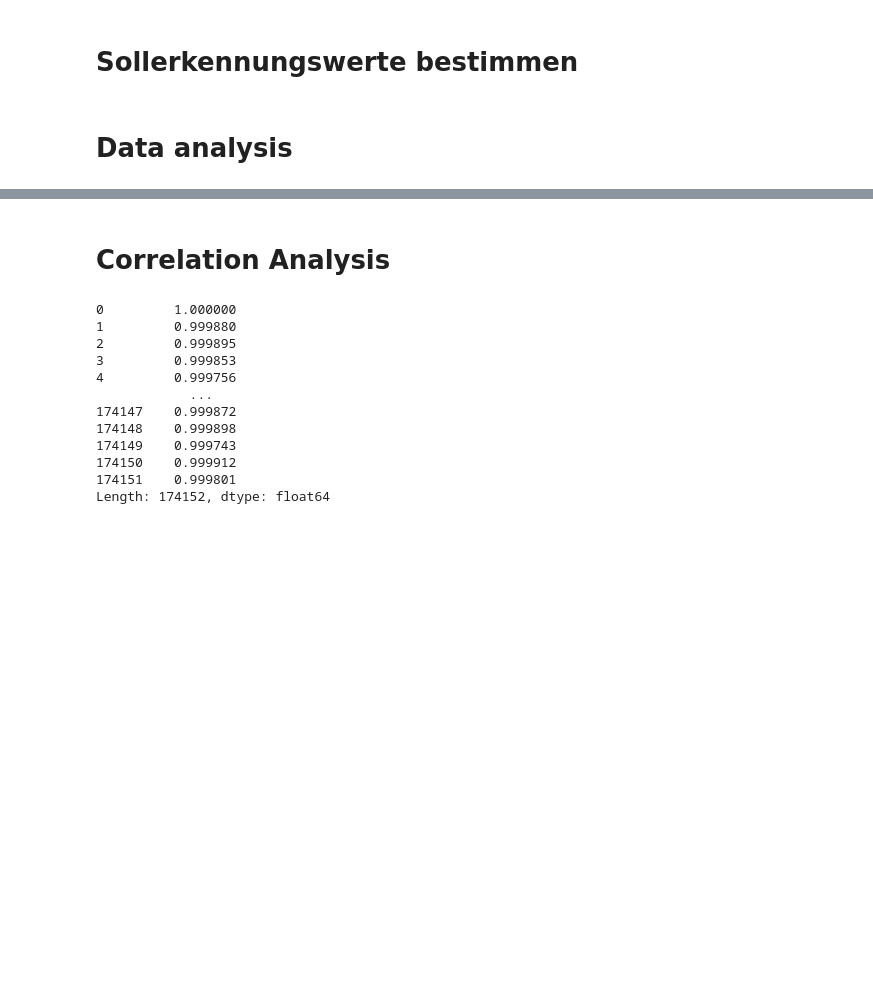
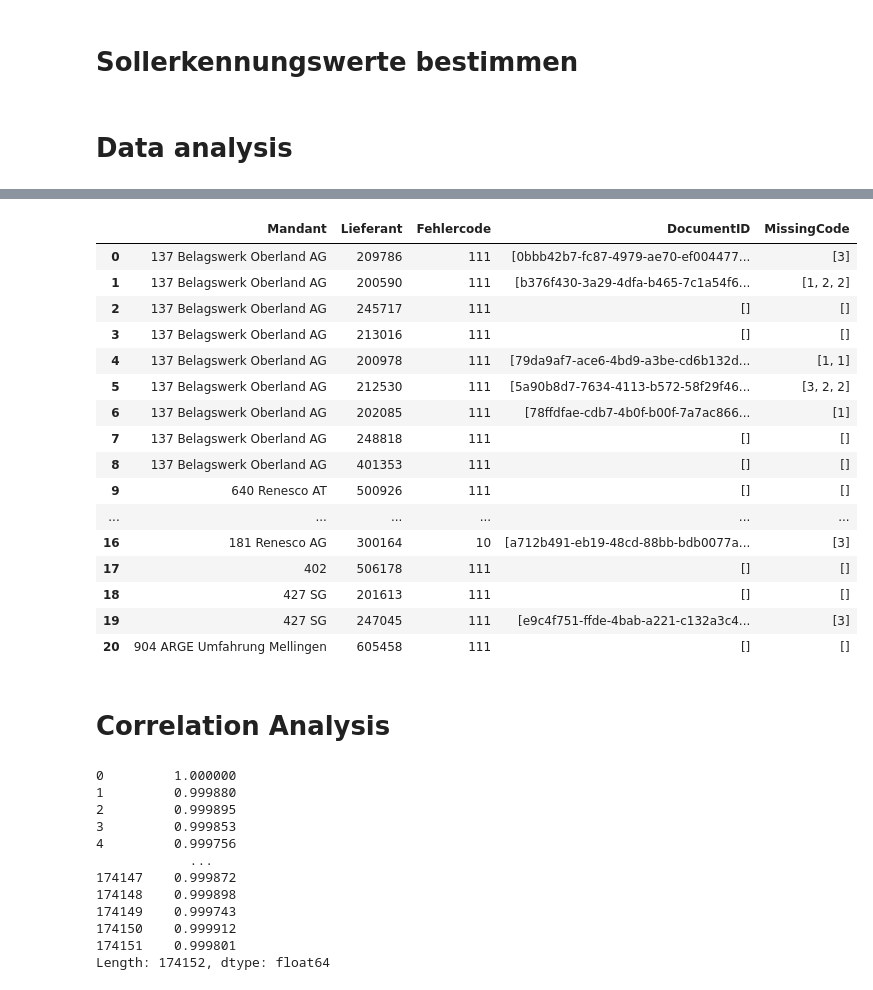
Before and after one commit to FusionShareeza/Masterarbeit, a Jupyter notebook: sqlconnector.ipynb, the cells around one changed output, grey strips where cells are left out. Drawn from its saved outputs; the diff is of its cells as text; code cells hidden in the pictures; blank space fills up the shorter version.

```diff
--- a/sqlconnector.ipynb
+++ b/sqlconnector.ipynb
@@ -91,7 +91,7 @@ df_table_cclogattributes = df_table_cclogattributes.replace('\n',' ', regex=True
 df_table_cclogattributes = df_table_cclogattributes.replace('\r',' ', regex=True)
 df_table_cclogattributes.to_csv('data/cclogattributes_T_'+tenant+'.csv', index=False, header= True, encoding='utf-8')#iso-8859-15
 # %%
-tenant = '0001ai'
+tenant = '000ht3'
 # %%
 def connect_to_db_better(connection_string,
                     database,
@@ -773,13 +715,48 @@ def check_for_eap_error(vendor_num, debitor):
+# %%
+def check_for_eap_error(vendor_num, debitor):
+        df_sort = dc_sorted_df_vendor_complete[debitor][vendor_num]
+        df_sort_vendor = df_sort[((df_sort['Attribute_Name'] == 'VENDOR_NUM') & (df_sort['Delta'] == False))]
+        documentid_list = df_sort_vendor[['DocumentID']].values.tolist()
+        merged = list(itertools.chain.from_iterable(documentid_list))
+        df_sorted = df_sort[df_sort['DocumentID'].isin(merged)]
+
+        df_sort_new = df_sorted[((df_sorted['Attribute_Name'] == 'VatAmount1') & (df_sorted['Delta'] == True)) | (df_sorted['Attribute_Name'] == 'NetAmount1') & (df_sorted['Delta'] == True) | (df_sorted['Attribute_Name'] == 'VatRate1') & (df_sorted['Delta'] == True)]
+
+        unique_documentid = df_sort_new['DocumentID'].unique()
+        without_vat = [x for x in merged if x not in unique_documentid]
+
+        for document_id in without_vat:
+                df_sorted = df_sort[(df_sort["DocumentID"] == document_id) & (df_sort["Delta"] == True)]
+                #display(df_sorted)
+
+        wrong_documentids = []
+        error_codes = []
+
+        for entry in unique_documentid:
+                sorted_by_documentid = df_sort_new.loc[(df_sort_new["DocumentID"] == entry)]
+                len_sorted_by_documentid = len(sorted_by_documentid)
+                sorted_by_documentid = sorted_by_documentid.loc[(sorted_by_documentid["Attribute_Name"] == 'VatAmount1')]
+                if not sorted_by_documentid.empty:
+                        if 0.0 < abs(float(sorted_by_documentid["Attribute_After"]) - float(sorted_by_documentid["Attribute_Before"])) <= 0.05:
+                                #print('Bei: '+entry+' Rundungsfehler')
+                                x=1
+
+                if not sorted_by_documentid.empty:
+                        wrong_documentids.append(entry)
+                        error_codes.append(len_sorted_by_documentid)
+
+        return wrong_documentids, error_codes
 # %%
 count = 0
 score_card_missing_vendor_vat_registration_id = pd.Series([],dtype=pd.StringDtype())
+
 #score_card_missing_vendor_vat_registration_id = pd.DataFrame()
 fehlercount = 0
-
-
+bad_documents_counter = pd.Series([],dtype=pd.StringDtype())
 for entry in score_card:
     wrong_number = []
     wrong_documentids = []
+
     for item in entry:
         #wrong_documentids.append(check_for_eap_error(item, score_card.index[count]))
         wrong_documentids = (check_for_eap_error(item, score_card.index[count]))
@@ -801,6 +778,7 @@ for entry in score_card:
 
         wrong_number.append(fehlercount)
         if wrong_documentids:
+            bad_documents_counter[score_card.index[count]] = len(wrong_documentids)
             wrong_number.append(wrong_documentids)
 
         fehlercount = 0
@@ -829,3 +852,23 @@ print(count_good)
+# %%
+display(df_scorecard_dataframe)
+# %% [output]
+|  | Mandant | Lieferant | Fehlercode | DocumentID | MissingCode |
+| 0 | 137 Belagswerk Oberland AG | 209786 | 111 | [0bbb42b7-fc87-4979-ae70-ef004477... | [3] |
+| 1 | 137 Belagswerk Oberland AG | 200590 | 111 | [b376f430-3a29-4dfa-b465-7c1a54f6... | [1, 2, 2] |
+| 2 | 137 Belagswerk Oberland AG | 245717 | 111 | [] | [] |
+| 3 | 137 Belagswerk Oberland AG | 213016 | 111 | [] | [] |
+| 4 | 137 Belagswerk Oberland AG | 200978 | 111 | [79da9af7-ace6-4bd9-a3be-cd6b132d... | [1, 1] |
+| 5 | 137 Belagswerk Oberland AG | 212530 | 111 | [5a90b8d7-7634-4113-b572-58f29f46... | [3, 2, 2] |
+| 6 | 137 Belagswerk Oberland AG | 202085 | 111 | [78ffdfae-cdb7-4b0f-b00f-7a7ac866... | [1] |
+| 7 | 137 Belagswerk Oberland AG | 248818 | 111 | [] | [] |
+| 8 | 137 Belagswerk Oberland AG | 401353 | 111 | [] | [] |
+| 9 | 640 Renesco AT | 500926 | 111 | [] | [] |
+| ... | ... | ... | ... | ... | ... |
+| 16 | 181 Renesco AG | 300164 | 10 | [a712b491-eb19-48cd-88bb-bdb0077a... | [3] |
+| 17 | 402 | 506178 | 111 | [] | [] |
+| 18 | 427 SG | 201613 | 111 | [] | [] |
+| 19 | 427 SG | 247045 | 111 | [e9c4f751-ffde-4bab-a221-c132a3c4... | [3] |
+| 20 | 904 ARGE Umfahrung Mellingen | 605458 | 111 | [] | [] |
 # %% [markdown]
 # Correlation Analysis
 # %%
```
Also changed, not shown: parts of 14 cells of this notebook, 2 other files.
